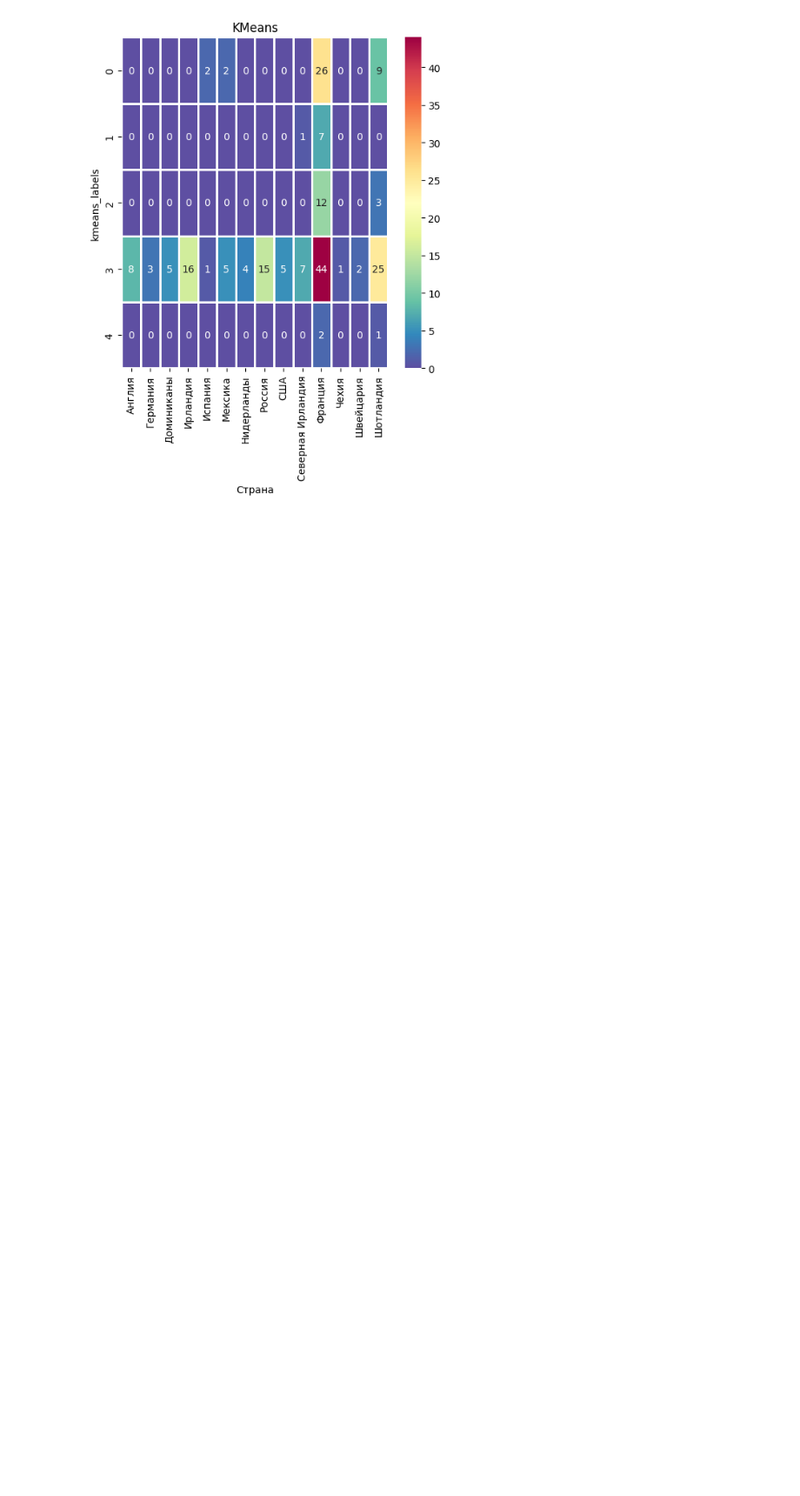
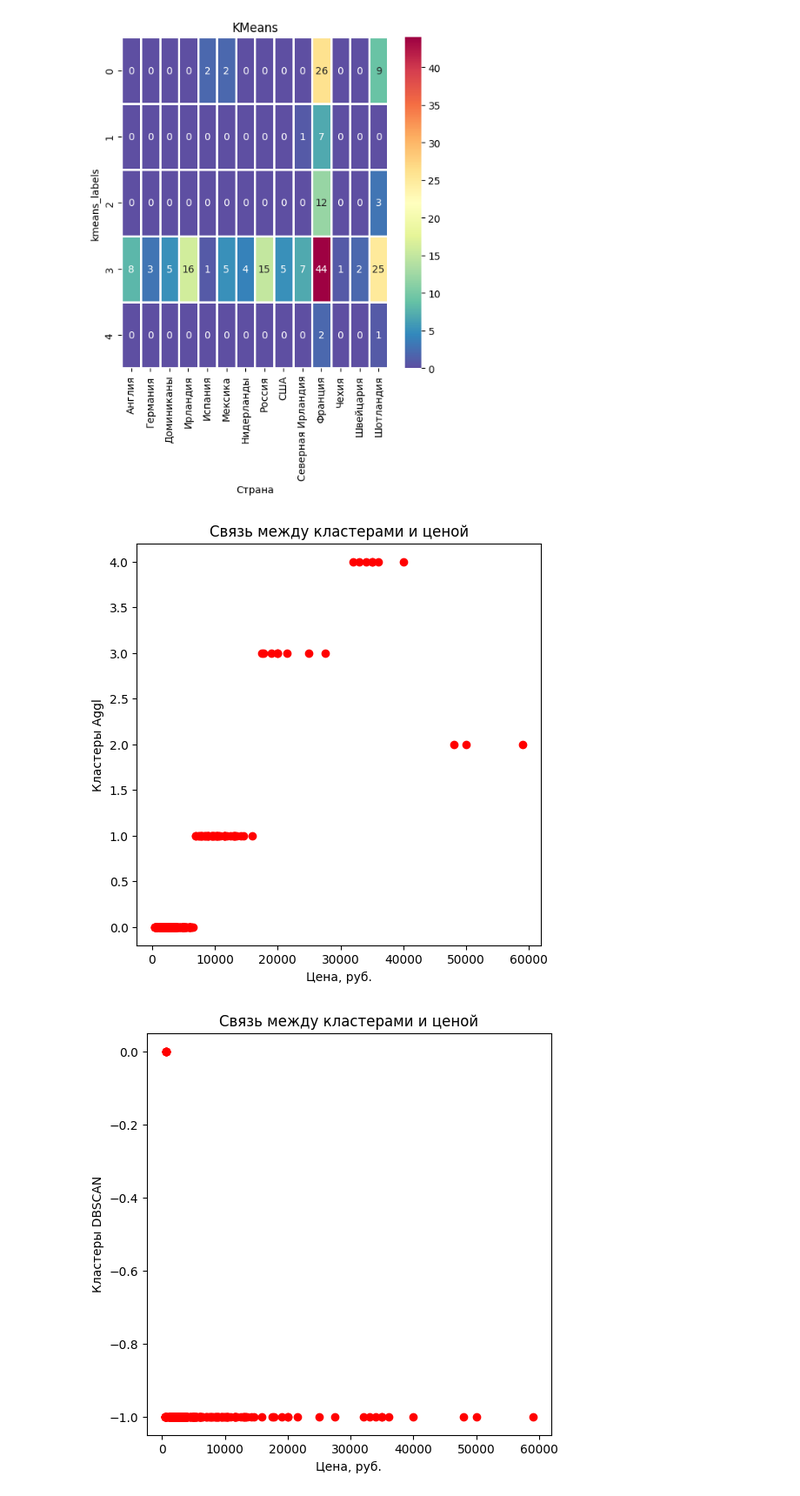
Before and after one commit to avkolchin1995/Spirits-Clustering, a Jupyter notebook: Spirits-Clustering.ipynb, the cells around one changed output. Shown: that part at 87% size. Saved outputs shown, nothing was run; the diff lists cells and outputs as text; code cells hidden in the pictures; blank space fills up the shorter version.

```diff
--- a/Spirits-Clustering.ipynb
+++ b/Spirits-Clustering.ipynb
@@ -279,3 +279,26 @@ plt.show()
 [figure]
 # %%
 # Связь между кластерами и ценой напитка
+plt.figure(figsize=(6,6))
+plt.scatter(x=df['Цена'].to_numpy(),y=Aggl_labels, c='red')
+plt.title('Связь между кластерами и ценой')
+plt.ylabel('Кластеры Aggl')
+plt.xlabel('Цена, руб.')
+plt.show()
+#
+plt.figure(figsize=(6,6))
+plt.scatter(x=df['Цена'].to_numpy(),y=DBSCAN_labels, c='red')
+plt.title('Связь между кластерами и ценой')
+plt.ylabel('Кластеры DBSCAN')
+plt.xlabel('Цена, руб.')
+plt.show()
+#
+plt.figure(figsize=(6,6))
+plt.scatter(x=df['Цена'].to_numpy(),y=kmeans_labels, c='red')
+plt.title('Связь между кластерами и ценой')
+plt.ylabel('Кластеры KMeans')
+plt.xlabel('Цена, руб.')
+plt.show()
+# %% [output]
+[figure, added]
+[figure, added]
```
Also changed, not shown: parts of 1 cell of this notebook.
